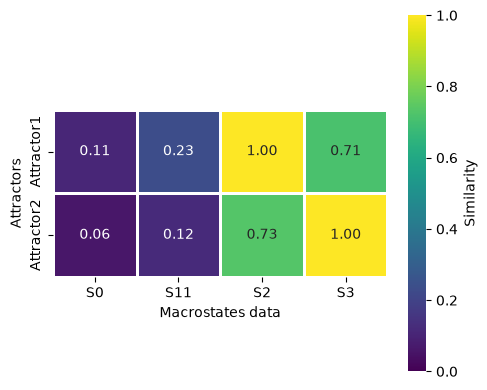
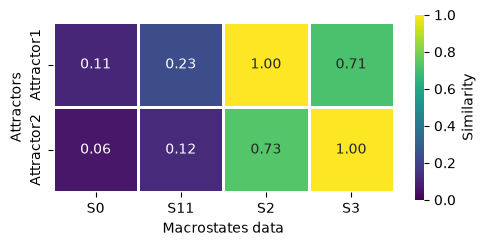
Code edit (unified diff) that turned the first committed figure into the second:
--- before
+++ after
@@ -12,5 +12,5 @@
         
 plt.figure(figsize=(5,4))
-sns.heatmap(similarity,annot=True,cmap="viridis",vmin=0,vmax=1,square=True,linewidths=1,fmt=".2f",cbar_kws={"label": "Similarity"})
+sns.heatmap(similarity,annot=True,cmap="viridis",vmin=0,vmax=1,square=True,linewidths=1,fmt=".2f",cbar_kws={"label": "Similarity","shrink": 0.5})
 plt.xlabel("Macrostates data")
 plt.ylabel("Attractors")

Commit: update8/07